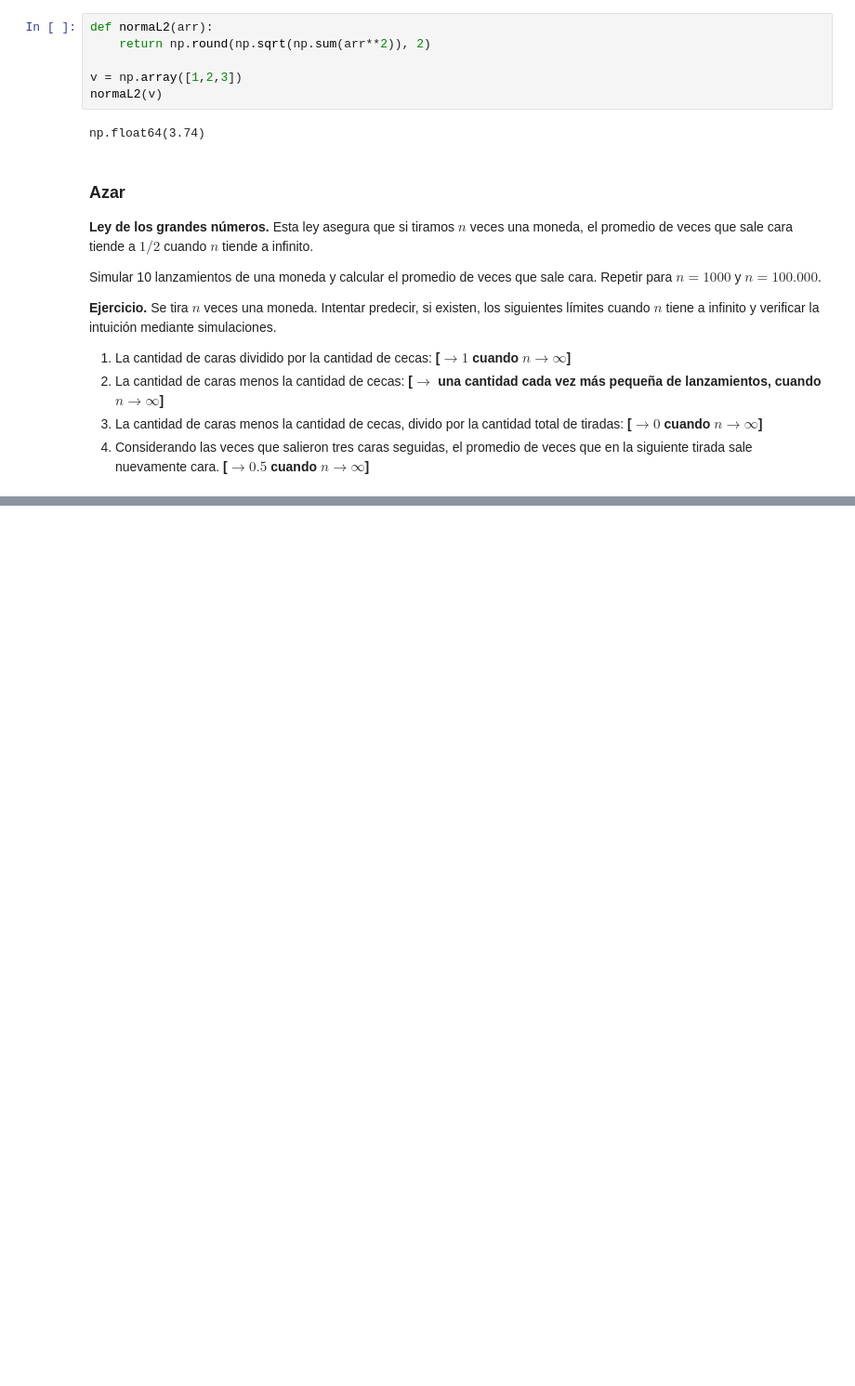
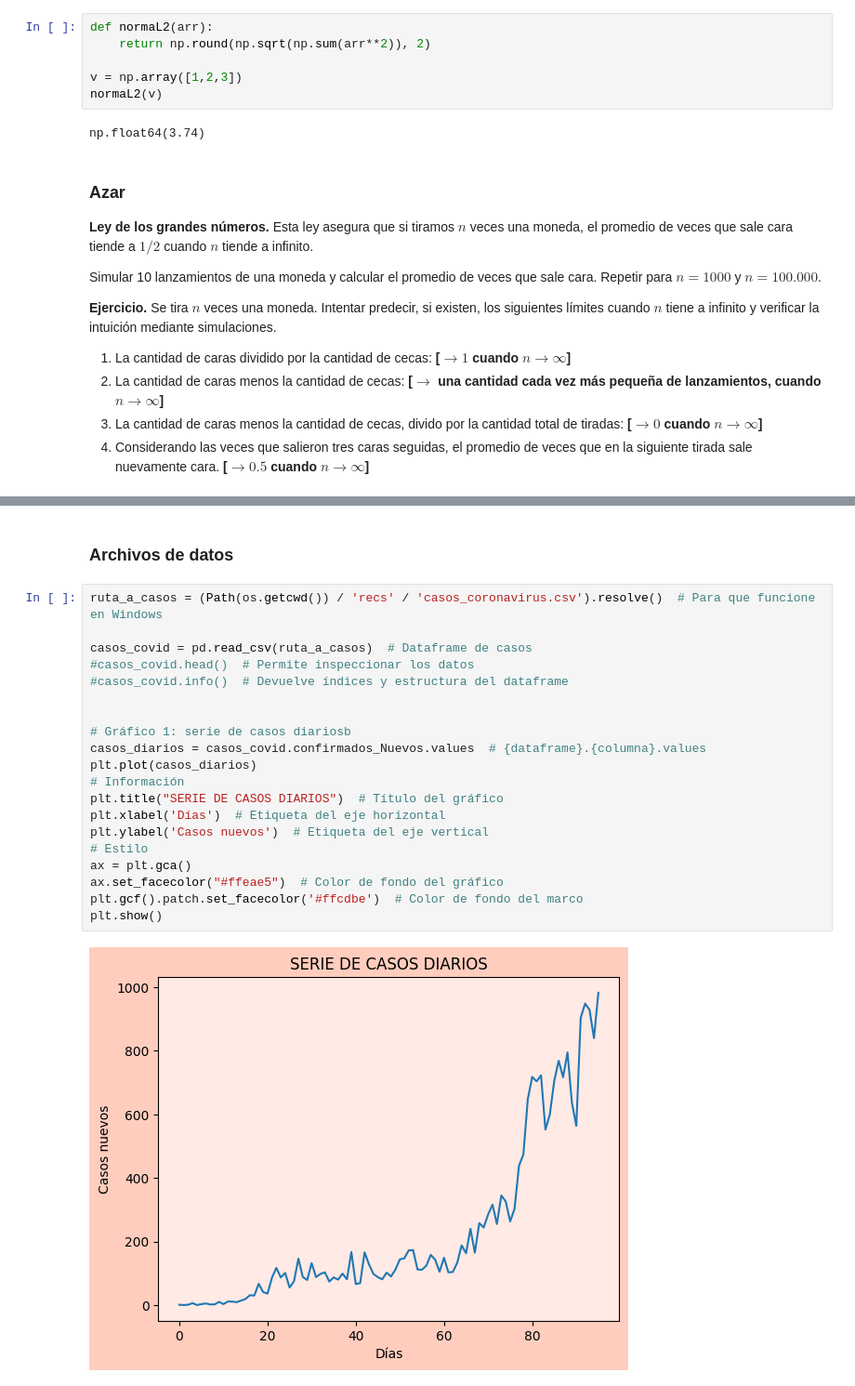
Before and after one commit to errejotaeme/LDD_UBA_2025, a Jupyter notebook: ejercicios_resueltos_LDD.ipynb, the cells around one changed output, grey strips where cells are left out. Shown at 93% size. Cells and saved outputs as stored; diff of their text form; blank space fills up the shorter version.

Commit message:
Subo nuevos ejercicios resueltos

```diff
--- a/ejercicios_resueltos_LDD.ipynb
+++ b/ejercicios_resueltos_LDD.ipynb
@@ -81,0 +106,24 @@ El 50.35% de las veces que salieron tres caras seguidas, la cuarta tambien fue c
+# %% [markdown]
+### Archivos de datos
+# %%
+ruta_a_casos = (Path(os.getcwd()) / 'recs' / 'casos_coronavirus.csv').resolve()  # Para que funcione en Windows
+
+casos_covid = pd.read_csv(ruta_a_casos)  # Dataframe de casos
+#casos_covid.head()  # Permite inspeccionar los datos
+#casos_covid.info()  # Devuelve índices y estructura del dataframe
+
+
+# Gráfico 1: serie de casos diariosb
+casos_diarios = casos_covid.confirmados_Nuevos.values  # {dataframe}.{columna}.values
+plt.plot(casos_diarios)
+# Información
+plt.title("SERIE DE CASOS DIARIOS")  # Título del gráfico
+plt.xlabel('Días')  # Etiqueta del eje horizontal
+plt.ylabel('Casos nuevos')  # Etiqueta del eje vertical
+# Estilo
+ax = plt.gca()
+ax.set_facecolor("#ffeae5")  # Color de fondo del gráfico
+plt.gcf().patch.set_facecolor('#ffcdbe')  # Color de fondo del marco
+plt.show()
+# %% [output]
+[figure, added]
```
Also changed, not shown: parts of 95 cells of this notebook.
